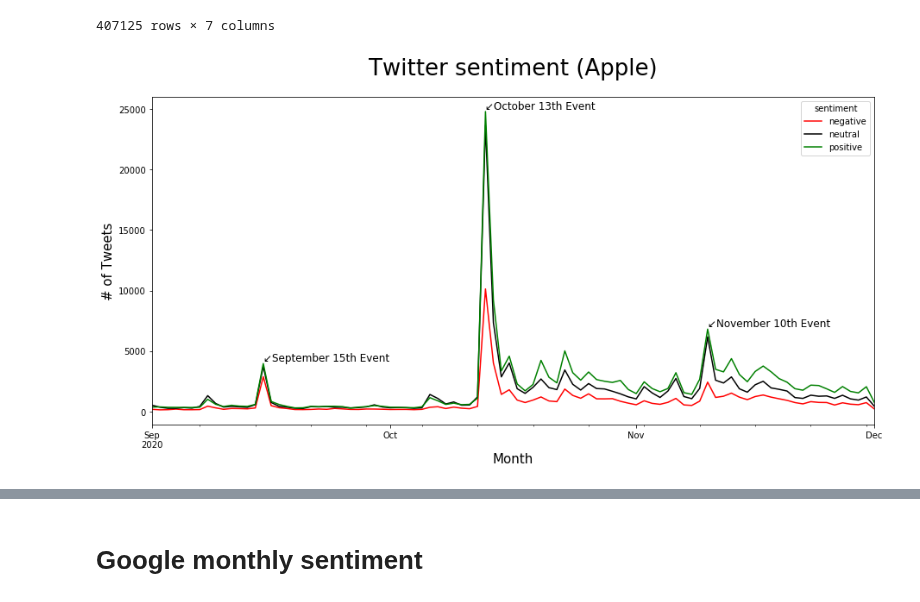
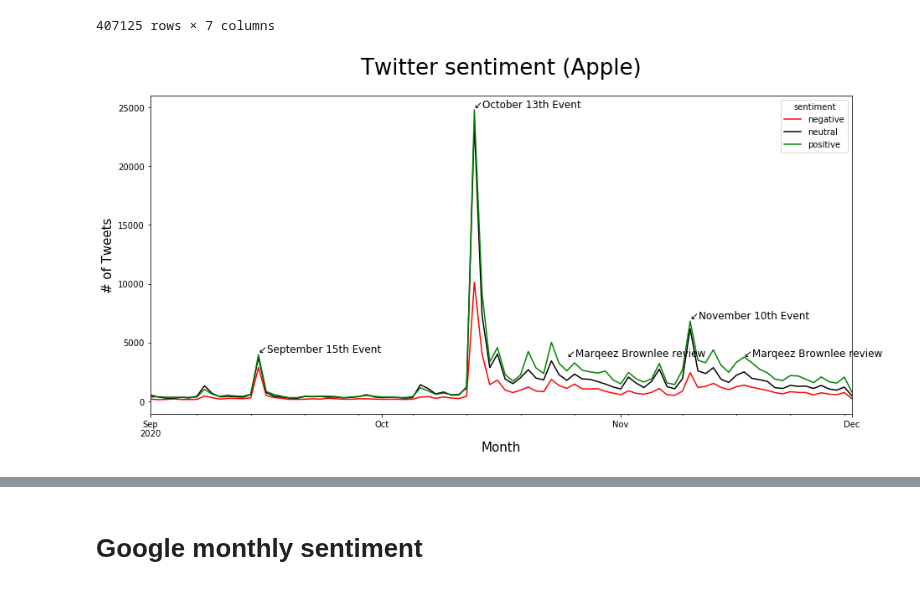
Before and after one commit to brenfrrs/twitter_sentiment_analysis, a Jupyter notebook: EDA_notebook.ipynb, the cells around one changed output, grey strips where cells are left out. Cells and saved outputs as stored; diff of their text form; code cells hidden in the pictures.

```diff
--- a/EDA_notebook.ipynb
+++ b/EDA_notebook.ipynb
@@ -157,14 +157,16 @@ multi
 # %%
 fig, ax = plt.subplots(figsize=(15,7))
 # use unstack()
 multi.groupby(['date','sentiment']).count()['c_tweet'].unstack().plot(ax=ax,color=('red','black', 'green'));
 
 ax.annotate("↙September 15th Event", xy=(pd.Timestamp('2020-9-15'), 4200), fontsize=12)
 ax.annotate("↙October 13th Event", xy=(pd.Timestamp('2020-10-13'), 25000), fontsize=12)
 ax.annotate("↙November 10th Event", xy=(pd.Timestamp('2020-11-10'), 7000), fontsize=12)
+ax.annotate("↙Marqeez Brownlee review", xy=(pd.Timestamp('2020-11-17'), 3800), fontsize=12)
+ax.annotate("↙Marqeez Brownlee review", xy=(pd.Timestamp('2020-10-25'), 3800), fontsize=12)
 #fig.subplots_adjust(top=0.75)
 plt.xlabel('Month', size=15)
 plt.ylabel('# of Tweets', size=15)
 ax.set_title('Twitter sentiment (Apple)', fontsize=26, pad='25.0');
 # %% [output]
-[figure, old version]
+[figure, new version]
```
Also changed, not shown: parts of 11 cells of this notebook.
